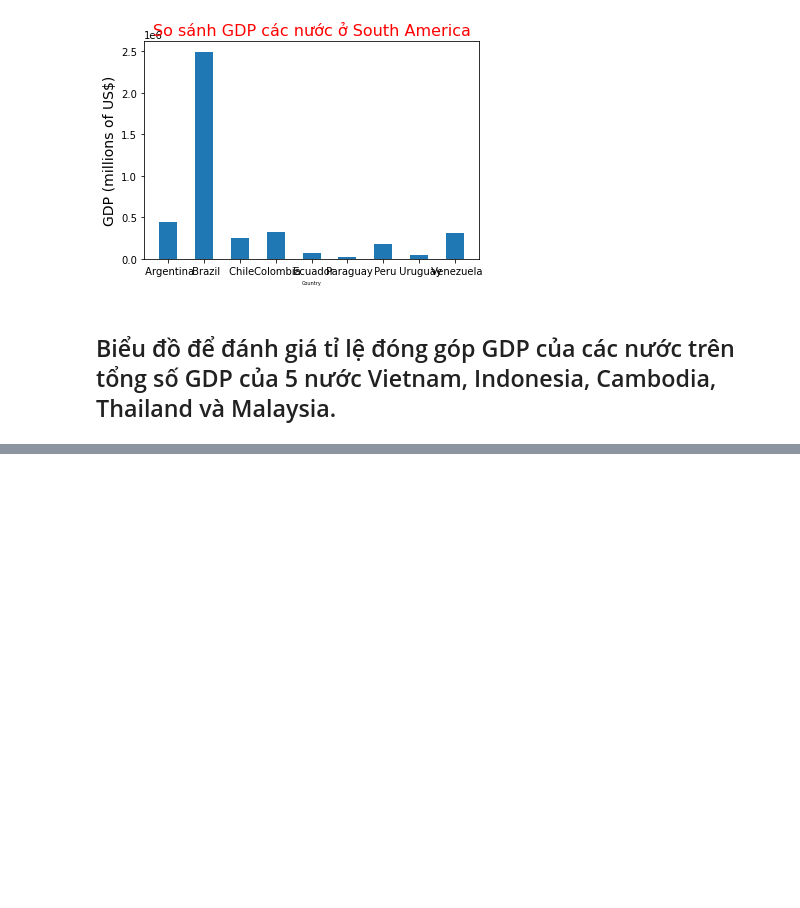
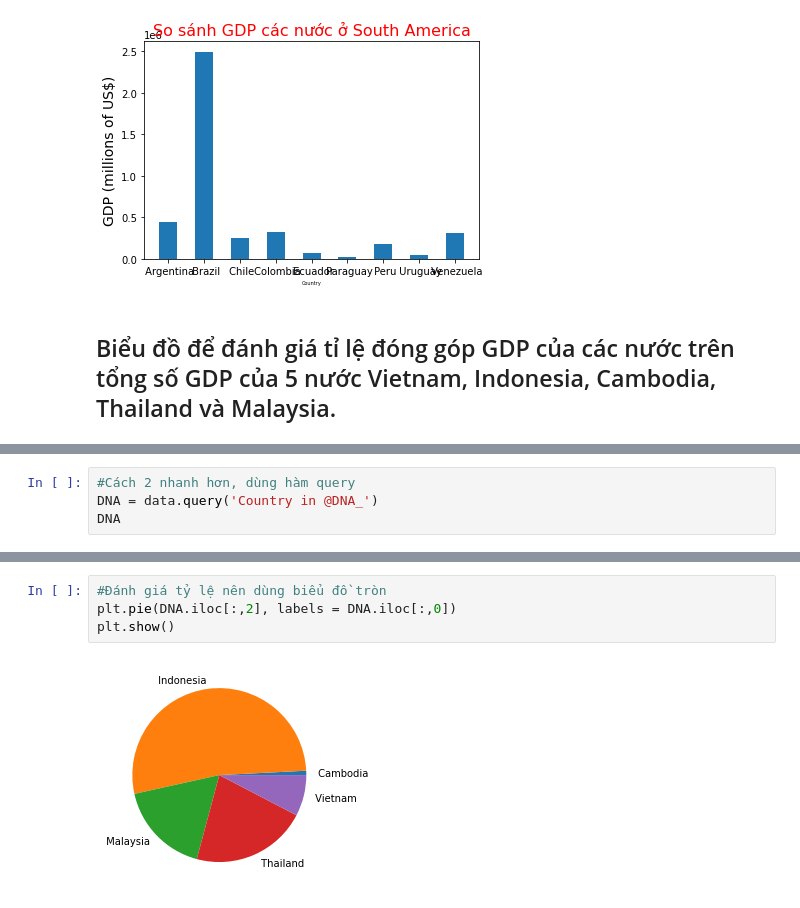
Before and after one commit to myhoa2409/data, a Jupyter notebook: [Bài tập] Trực quan hóa cơ bản dữ liệu GDP list.ipynb, the cells around one changed output, grey strips where cells are left out. Cells and saved outputs as stored; diff of their text form; blank space fills up the shorter version.

Commit message:
data visualization 2

```diff
--- a/[Bài tập] Trực quan hóa cơ bản dữ liệu GDP list.ipynb
+++ b/[Bài tập] Trực quan hóa cơ bản dữ liệu GDP list.ipynb
@@ -79,0 +114,4 @@ ValueError: The truth value of a Series is ambiguous. Use a.empty, a.bool(), a.i
+# %%
+#Cách 2 nhanh hơn, dùng hàm query
+DNA = data.query('Country in @DNA_')
+DNA
@@ -79,0 +125,6 @@ ValueError: The truth value of a Series is ambiguous. Use a.empty, a.bool(), a.i
+# %%
+#Đánh giá tỷ lệ nên dùng biểu đồ tròn
+plt.pie(DNA.iloc[:,2], labels = DNA.iloc[:,0])
+plt.show()
+# %% [output]
+[figure, added]
```
Also changed, not shown: parts of 4 cells of this notebook, 7 other files.
